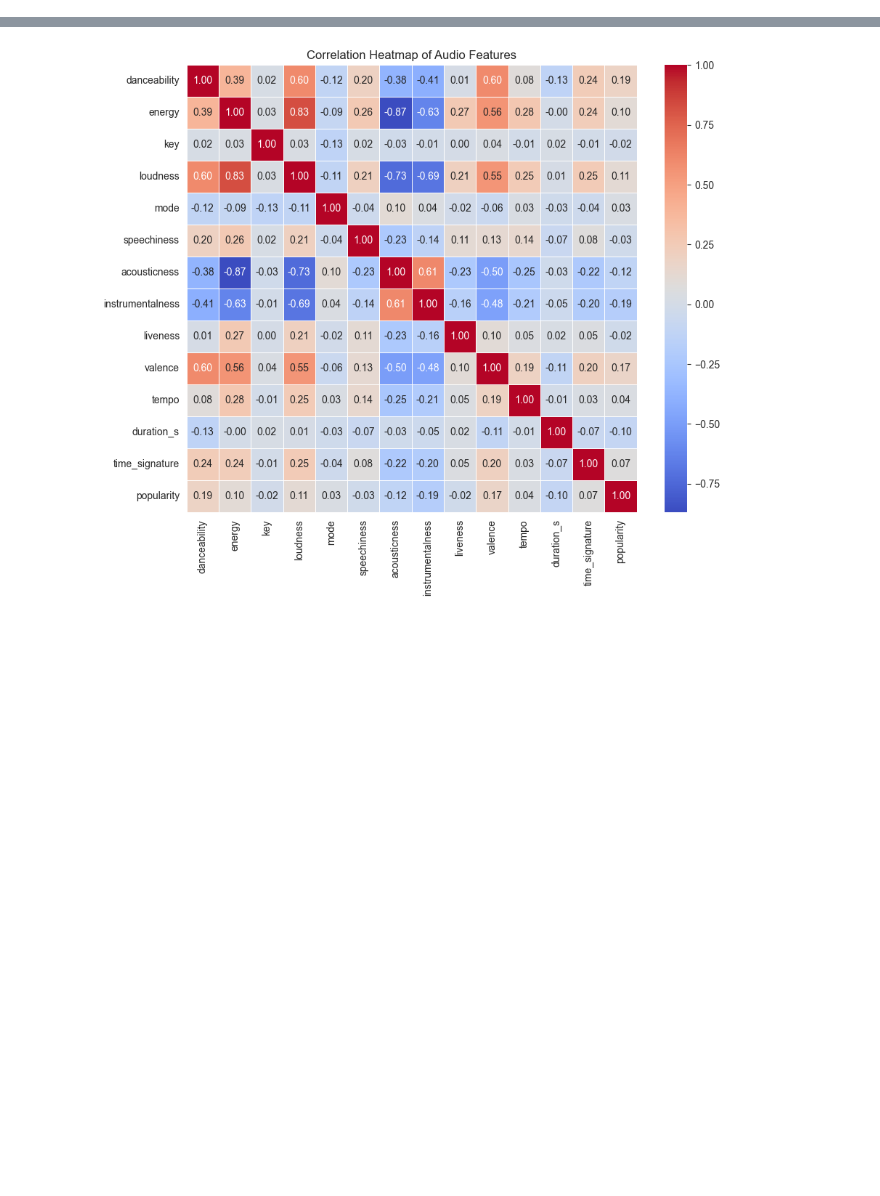
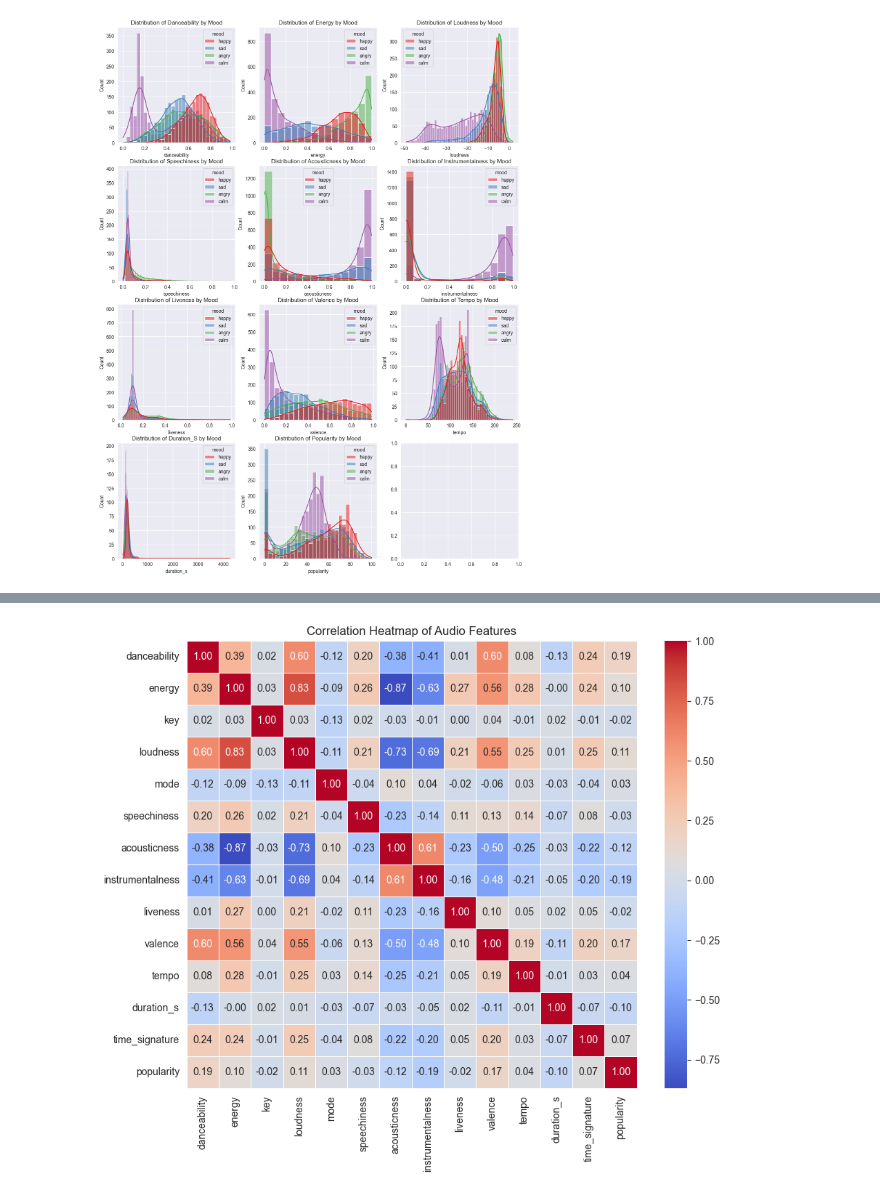
Before and after one commit to BryanZhang938/harmonic_horizons, a Jupyter notebook: src/data/process_data.ipynb, the cells around one changed output, grey strips where cells are left out. Drawn from its saved outputs; the diff is of its cells as text; code cells hidden in the pictures; blank space fills up the shorter version.

```diff
--- a/src/data/process_data.ipynb
+++ b/src/data/process_data.ipynb
@@ -33,0 +305,29 @@ mood_distribution
+# %%
+def create_visualization(df, vis_type, **kwargs):
+    audio_features = df.drop(columns=['mood', 'key', 'time_signature', 'mode']).columns
+    num_features = len(audio_features)
+
+    ncols = 3
+    nrows = (num_features + 1) // ncols
+
+    fig, axes = plt.subplots(nrows=nrows, ncols=ncols, figsize=(15, 5 * nrows))
+    axes = axes.flatten()
+
+    for i, feature in enumerate(audio_features):
+        ax = axes[i]
+        vis_type(data=df, x=feature, ax=ax, **kwargs)
+
+        ax.set_title(f'Distribution of {feature.title()} by Mood')
+        ax.set_xlabel(feature)
+
+        if vis_type == sns.histplot:
+            ax.set_ylabel('Count')
+        else:
+            ax.set_ylabel('Value')
+            ax.legend(loc='upper left', bbox_to_anchor=(1, 1), frameon=False)
+
+    plt.show()
+
+create_visualization(track_df, sns.histplot, hue='mood', palette='Set1', kde=True)
+# %% [output]
+[figure, added]
```
Also changed, not shown: parts of 52 cells of this notebook, 2 other files.
